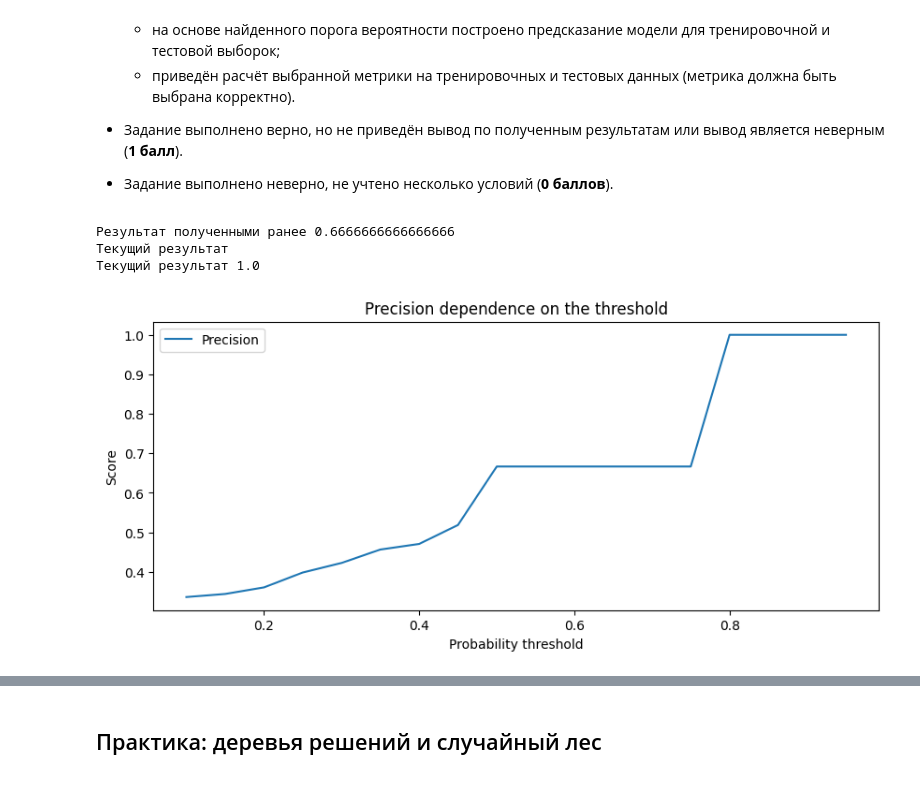
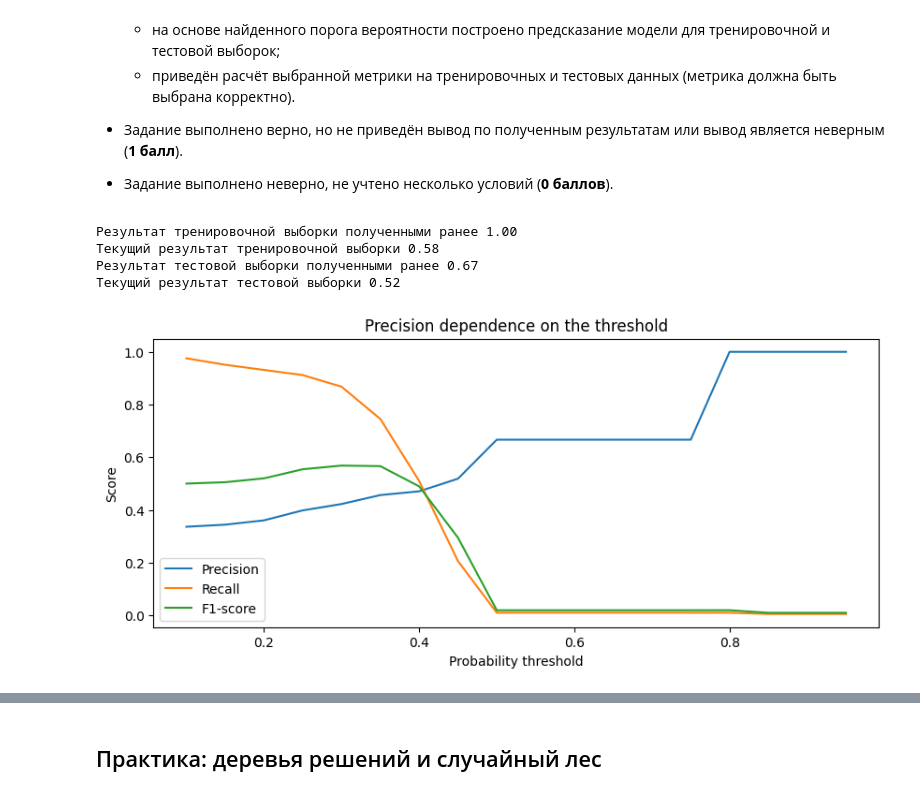
Before and after one commit to GloriTV/Lesson, a Jupyter notebook: ML/ML_3/ML-3._Практика._Ноутбук-шаблон.ipynb, the cells around one changed output, grey strips where cells are left out. Saved outputs shown, nothing was run; the diff lists cells and outputs as text; code cells hidden in the pictures.

```diff
--- a/ML/ML_3/ML-3._Практика._Ноутбук-шаблон.ipynb
+++ b/ML/ML_3/ML-3._Практика._Ноутбук-шаблон.ipynb
@@ -511,7 +447,7 @@ X_test_poly = poly.transform(X_test)
 print('{} равно результирующее количество столбцов'.format(X_train_poly.shape[1]))
 
 #Создаем объект класса логистическая регрессия
-log_reg = linear_model.LogisticRegression(
+log_reg_poly = linear_model.LogisticRegression(
         # solver='sag', #алгоритм оптимизации
         random_state=42, #генератор случайных чисел
         # max_iter=1000,
@@ -521,13 +457,13 @@ log_reg = linear_model.LogisticRegression(
 )
 
 #Обучаем модель, минимизируя logloss
-log_reg.fit(X_train_poly, y_train)
+log_reg_poly.fit(X_train_poly, y_train)
 #Делаем предсказание для тренировочной выборки
-y_train_pred = log_reg.predict(X_train_poly)
+y_train_pred = log_reg_poly.predict(X_train_poly)
 #Вывод отчет о метриках классификации
 print(metrics.classification_report(y_train, y_train_pred))
 #Делаем предсказание для тестовой выборки
-y_test_pred = log_reg.predict(X_test_poly)
+y_test_pred = log_reg_poly.predict(X_test_poly)
 #Вывод отчет о метриках классификации
 print(metrics.classification_report(y_test, y_test_pred))
 # %% [output]
@@ -607,39 +543,53 @@ for threshold in thresholds:
 # %%
 #Сгенерируем набор вероятностных порогов в диапазоне от 0.1 до 1
 thresholds = np.arange(0.1, 1, 0.05)
 #Нас интересует только вероятность класса (второй столбец)
-y_test_proba_pred = log_reg.predict_proba(X_test_poly)[:, 1]
+y_test_proba_pred = log_reg_poly.predict_proba(X_test_poly)[:, 1]
+y_train_proba_pred = log_reg_poly.predict_proba(X_train_poly)[:, 1]
 #Для удобства завернем numpy-массив в pandas Series
 y_test_proba_pred = pd.Series(y_test_proba_pred)
+y_train_proba_pred = pd.Series(y_train_proba_pred)
 #Создадим списки, в которых будем хранить значения метрик
-scores = []
+precision_scores = []
+recall_scores=[]
+f1_scores=[]
+
 #В цикле будем перебирать сгенерированные пороги
 for threshold in thresholds:
     #В противном случае - к классу 0
     y_test_pred_poly = y_test_proba_pred.apply(lambda x: 1 if x>threshold else 0)
     #Считаем метрики и добавляем их в списки
-    scores.append(metrics.precision_score(y_test, y_test_pred_poly))
+    precision_scores.append(metrics.precision_score(y_test, y_test_pred_poly))
+    recall_scores.append(metrics.recall_score(y_test, y_test_pred_poly))
+    f1_scores.append(metrics.f1_score(y_test, y_test_pred_poly))
 
 #Визуализируем метрики при различных threshold
 fig, ax = plt.subplots(figsize=(10, 4)) #фигура + координатная плоскость
 #Строим линейный график зависимости precision от threshold
 ax.plot(thresholds, precision_scores, label='Precision')
+ax.plot(thresholds, recall_scores, label='Recall')
+ax.plot(thresholds, f1_scores, label='F1-score')
+
 #Даем графику название и подписи осям
 ax.set_title('Precision dependence on the threshold')
 ax.set_xlabel('Probability threshold')
 ax.set_ylabel('Score')
 ax.legend();
 
 #Задаем оптимальный порог вероятностей
-threshold_opt = 0.8
+threshold_opt = 0.45
 #Людей, у которых вероятность ухода из банка больше 0.8 относим к классу 1
 #В противном случае - к классу 0
 y_test_pred_opt = y_test_proba_pred.apply(lambda x: 1 if x > threshold_opt else 0)
+y_train_pred_opt = y_train_proba_pred.apply(lambda x: 1 if x > threshold_opt else 0)
 #Считаем метрики
-print('Результат полученными ранее {}'.format(metrics.precision_score(y_test, y_test_pred)))
-print('Текущий результат {}'.format(metrics.precision_score(y_test, y_test_pred_opt)))
+print('Результат тренировочной выборки полученными ранее {:.2f}'.format(metrics.precision_score(y_train, y_train_pred)))
+print('Текущий результат тренировочной выборки {:.2f}'.format(metrics.precision_score(y_train, y_train_pred_opt)))
+print('Результат тестовой выборки полученными ранее {:.2f}'.format(metrics.precision_score(y_test, y_test_pred)))
+print('Текущий результат тестовой выборки {:.2f}'.format(metrics.precision_score(y_test, y_test_pred_opt)))
 # %% [output]
-Результат полученными ранее 0.6666666666666666
-Текущий результат
-Текущий результат 1.0
+Результат тренировочной выборки полученными ранее 1.00
+Текущий результат тренировочной выборки 0.58
+Результат тестовой выборки полученными ранее 0.67
+Текущий результат тестовой выборки 0.52
-[figure, old version]
+[figure, new version]
```
Also changed, not shown: parts of 8 cells of this notebook.
